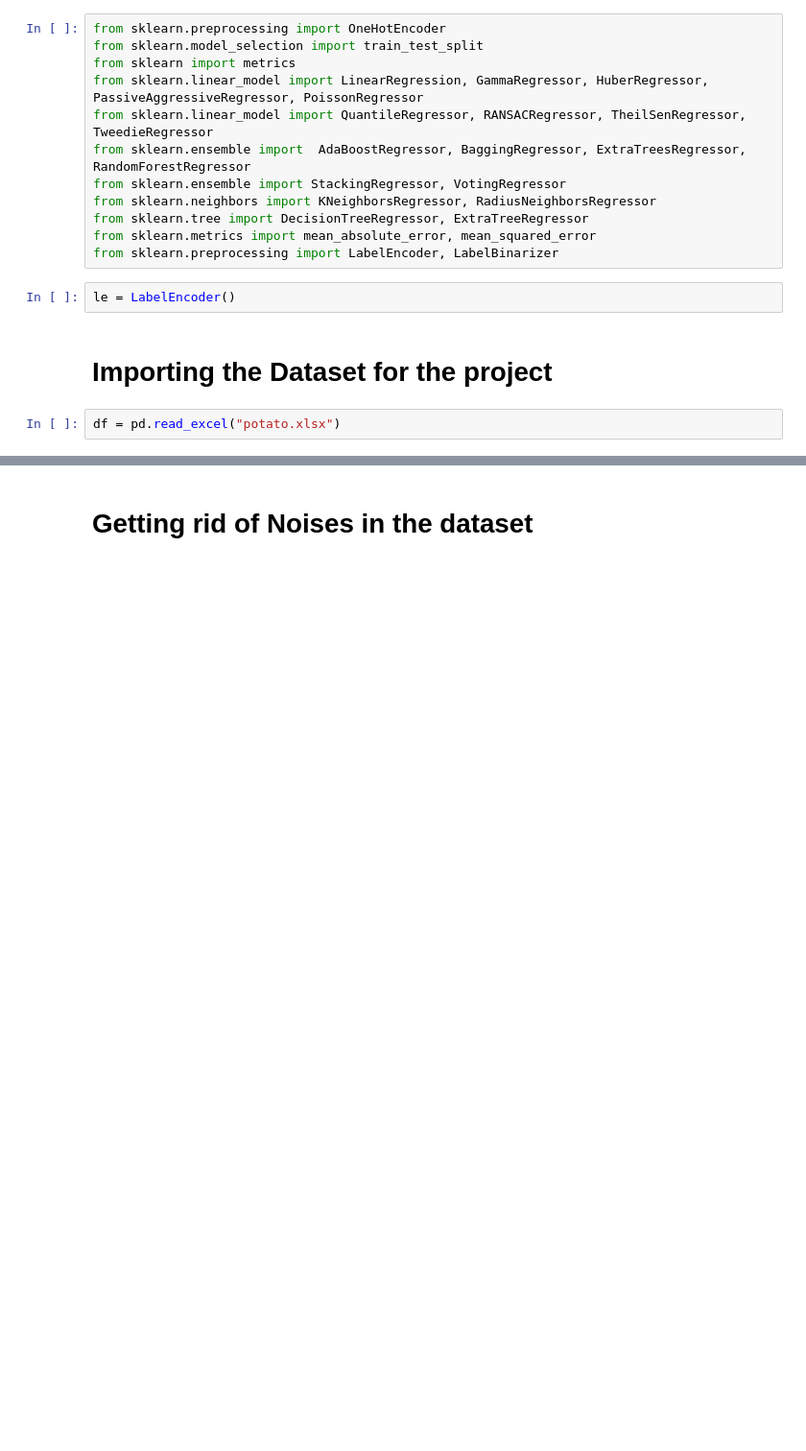
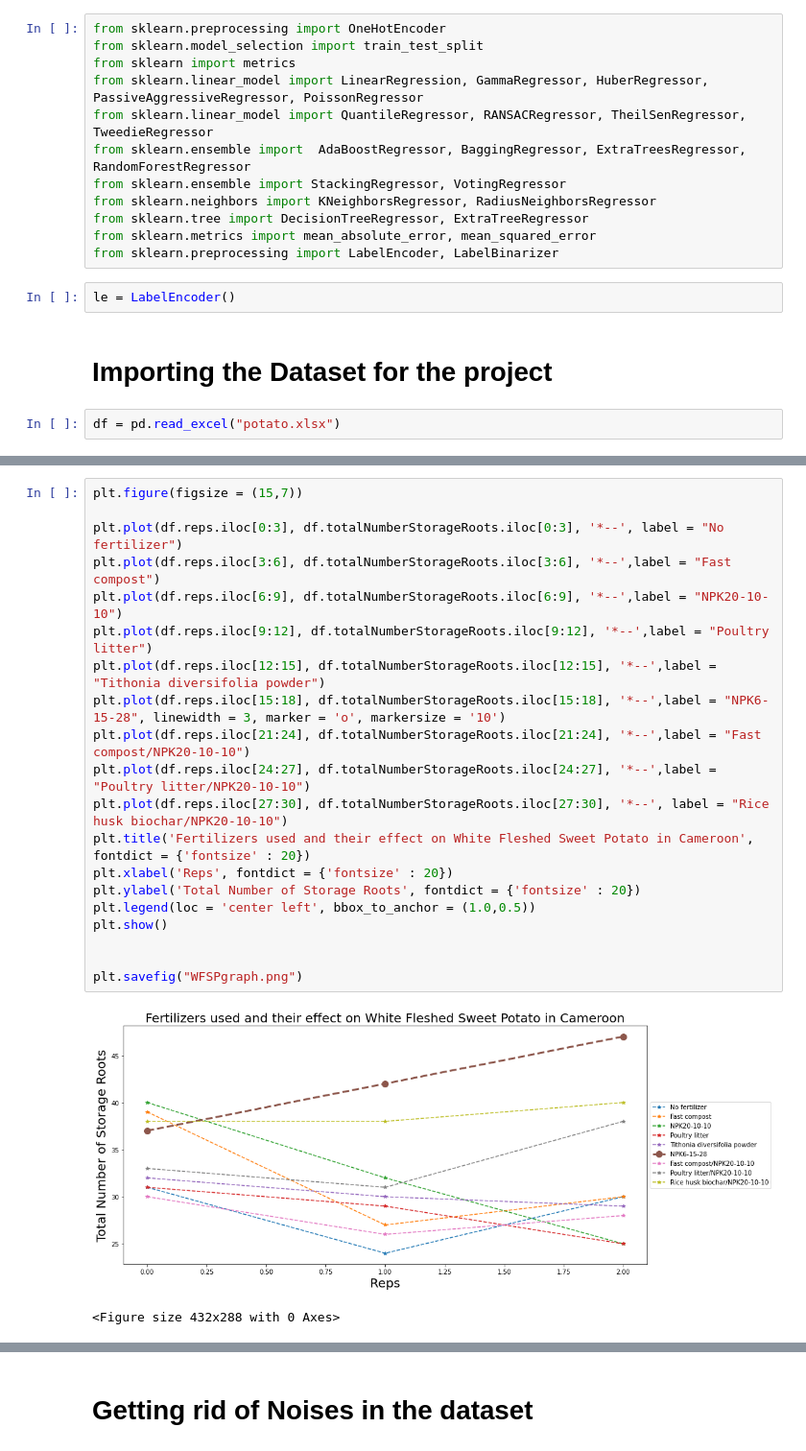
Before and after one commit to SharonSoul/Group-5-ML-Project, a Jupyter notebook: groupProject.ipynb, the cells around one changed output, grey strips where cells are left out. Shown at 96% size. Saved outputs shown, nothing was run; the diff lists cells and outputs as text; blank space fills up the shorter version.

```diff
--- a/groupProject.ipynb
+++ b/groupProject.ipynb
@@ -37,0 +78,23 @@ df.head(5)
+# %%
+plt.figure(figsize = (15,7))
+
+plt.plot(df.reps.iloc[0:3], df.totalNumberStorageRoots.iloc[0:3], '*--', label = "No fertilizer")
+plt.plot(df.reps.iloc[3:6], df.totalNumberStorageRoots.iloc[3:6], '*--',label = "Fast compost")
+plt.plot(df.reps.iloc[6:9], df.totalNumberStorageRoots.iloc[6:9], '*--',label = "NPK20-10-10")
+plt.plot(df.reps.iloc[9:12], df.totalNumberStorageRoots.iloc[9:12], '*--',label = "Poultry litter")
+plt.plot(df.reps.iloc[12:15], df.totalNumberStorageRoots.iloc[12:15], '*--',label = "Tithonia diversifolia powder")
+plt.plot(df.reps.iloc[15:18], df.totalNumberStorageRoots.iloc[15:18], '*--',label = "NPK6-15-28", linewidth = 3, marker = 'o', markersize = '10')
+plt.plot(df.reps.iloc[21:24], df.totalNumberStorageRoots.iloc[21:24], '*--',label = "Fast compost/NPK20-10-10")
+plt.plot(df.reps.iloc[24:27], df.totalNumberStorageRoots.iloc[24:27], '*--',label = "Poultry litter/NPK20-10-10")
+plt.plot(df.reps.iloc[27:30], df.totalNumberStorageRoots.iloc[27:30], '*--', label = "Rice husk biochar/NPK20-10-10")
+plt.title('Fertilizers used and their effect on White Fleshed Sweet Potato in Cameroon', fontdict = {'fontsize' : 20})
+plt.xlabel('Reps', fontdict = {'fontsize' : 20})
+plt.ylabel('Total Number of Storage Roots', fontdict = {'fontsize' : 20})
+plt.legend(loc = 'center left', bbox_to_anchor = (1.0,0.5))
+plt.show()
+
+
+plt.savefig("WFSPgraph.png")
+# %% [output]
+[figure, added]
+<Figure size 432x288 with 0 Axes>
```
Also changed, not shown: parts of 28 cells of this notebook, 11 other files.
